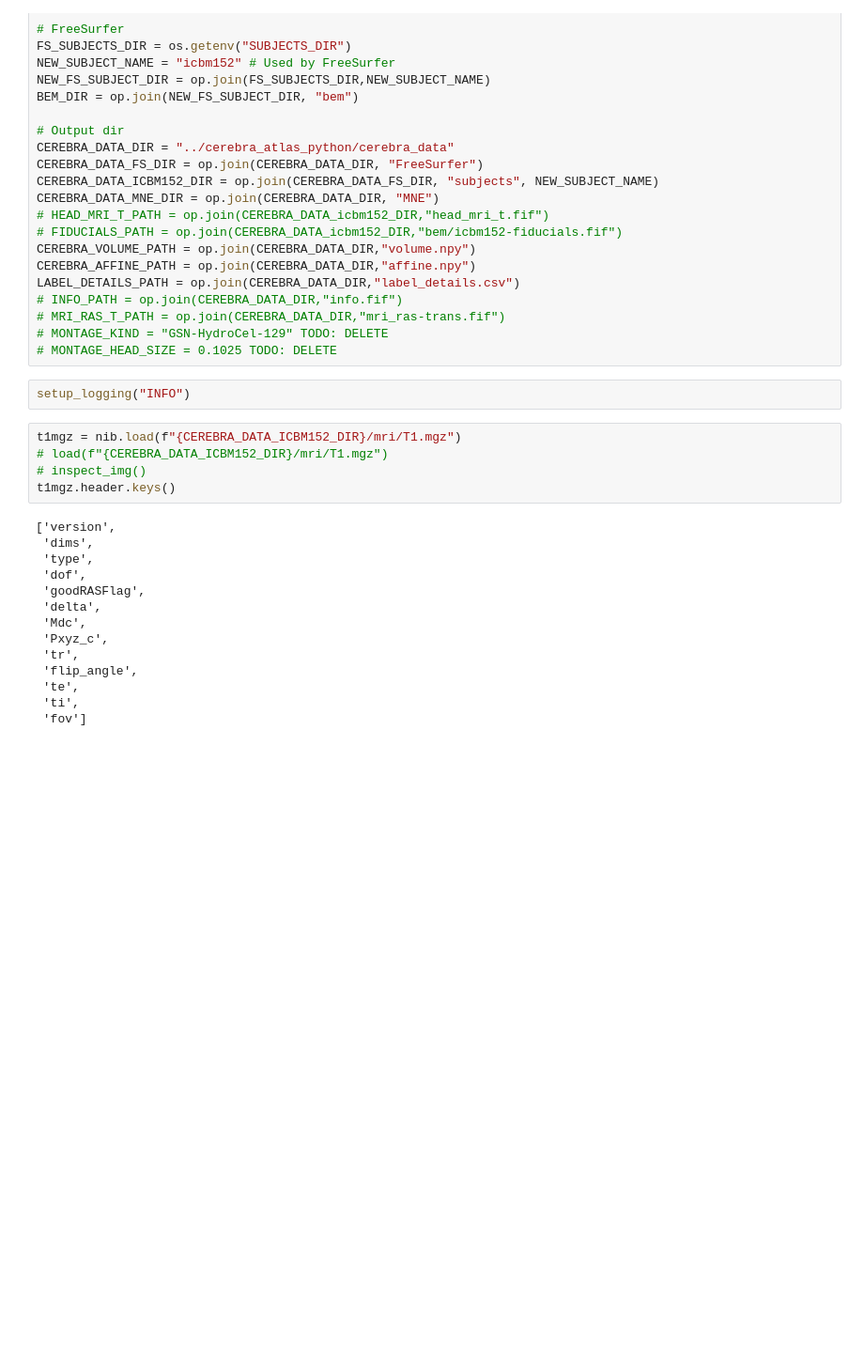
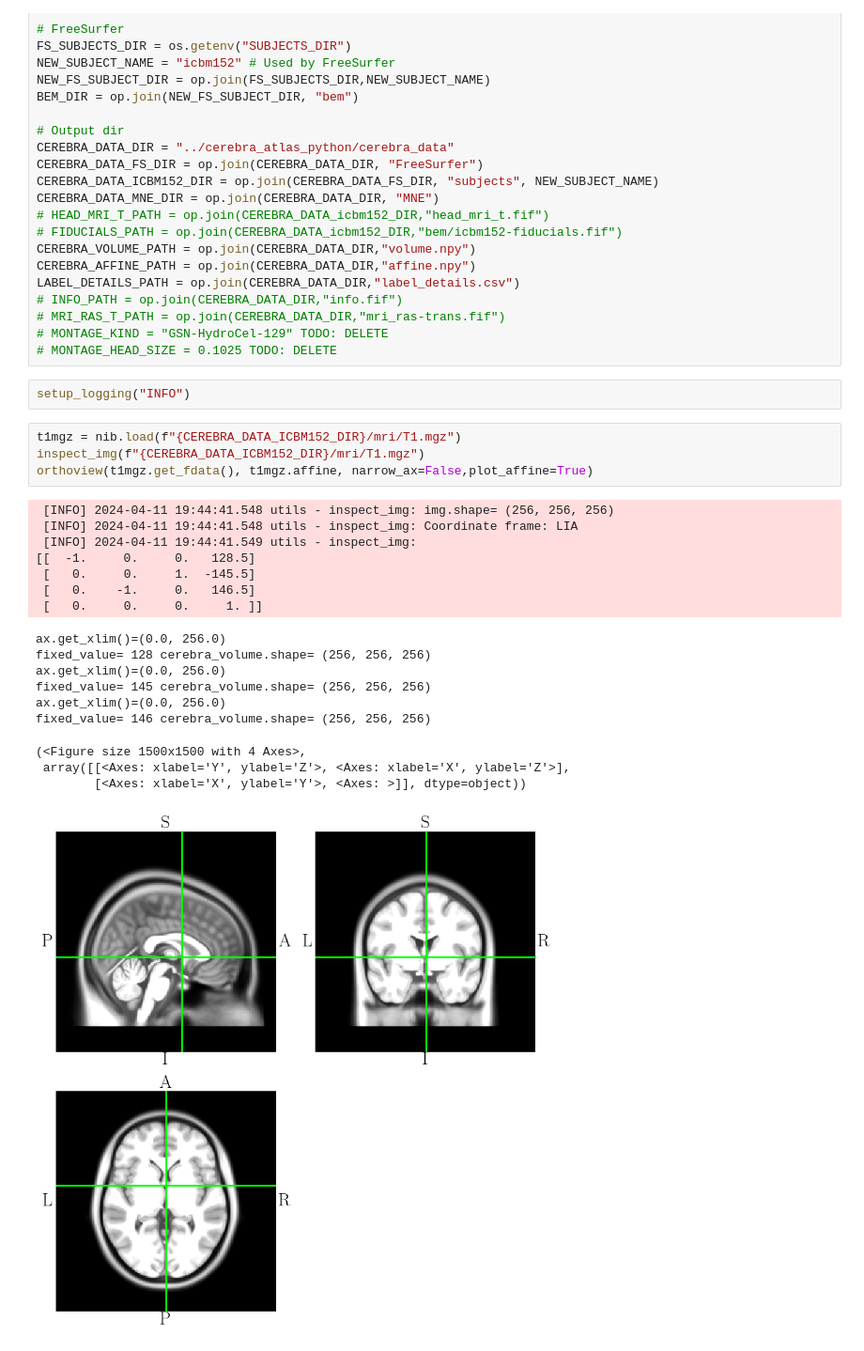
Before and after one commit to kdotdot/cerebra_atlas_python, a Jupyter notebook: notebooks/0.1-visualize-cerebra-data.ipynb, the cells around one changed output. Shown at 94% size. Saved outputs shown, nothing was run; the diff lists cells and outputs as text; blank space fills up the shorter version.

```diff
--- a/notebooks/0.1-visualize-cerebra-data.ipynb
+++ b/notebooks/0.1-visualize-cerebra-data.ipynb
@@ -58,20 +59,23 @@ LABEL_DETAILS_PATH = op.join(CEREBRA_DATA_DIR,"label_details.csv")
 setup_logging("INFO")
 # %%
 t1mgz = nib.load(f"{CEREBRA_DATA_ICBM152_DIR}/mri/T1.mgz")
-# load(f"{CEREBRA_DATA_ICBM152_DIR}/mri/T1.mgz")
-# inspect_img()
-t1mgz.header.keys()
+inspect_img(f"{CEREBRA_DATA_ICBM152_DIR}/mri/T1.mgz")
+orthoview(t1mgz.get_fdata(), t1mgz.affine, narrow_ax=False,plot_affine=True)
 # %% [output]
-['version',
- 'dims',
- 'type',
- 'dof',
- 'goodRASFlag',
- 'delta',
- 'Mdc',
- 'Pxyz_c',
- 'tr',
- 'flip_angle',
- 'te',
- 'ti',
- 'fov']
+ [INFO] 2024-04-11 19:44:41.548 utils - inspect_img: img.shape= (256, 256, 256)
+ [INFO] 2024-04-11 19:44:41.548 utils - inspect_img: Coordinate frame: LIA
+ [INFO] 2024-04-11 19:44:41.549 utils - inspect_img:
+[[  -1.     0.     0.   128.5]
+ [   0.     0.     1.  -145.5]
+ [   0.    -1.     0.   146.5]
+ [   0.     0.     0.     1. ]]
+ax.get_xlim()=(0.0, 256.0)
+fixed_value= 128 cerebra_volume.shape= (256, 256, 256)
+ax.get_xlim()=(0.0, 256.0)
+fixed_value= 145 cerebra_volume.shape= (256, 256, 256)
+ax.get_xlim()=(0.0, 256.0)
+fixed_value= 146 cerebra_volume.shape= (256, 256, 256)
+(<Figure size 1500x1500 with 4 Axes>,
+ array([[<Axes: xlabel='Y', ylabel='Z'>, <Axes: xlabel='X', ylabel='Z'>],
+        [<Axes: xlabel='X', ylabel='Y'>, <Axes: >]], dtype=object))
+[figure, added]
```
Also changed, not shown: parts of 40 cells of this notebook, 27 other files.
